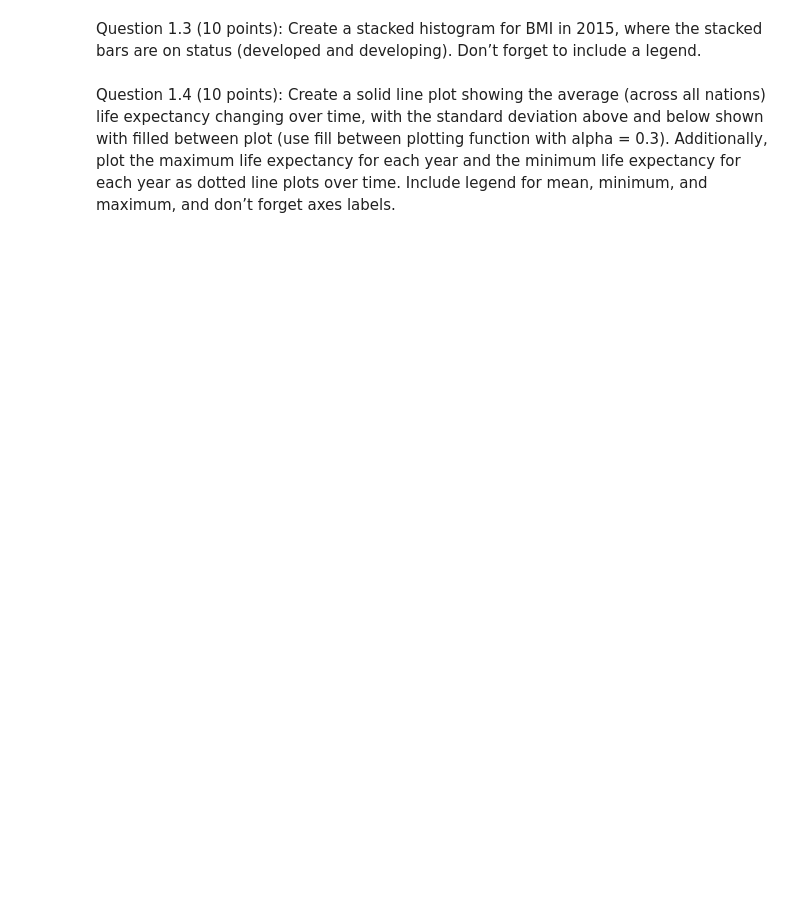
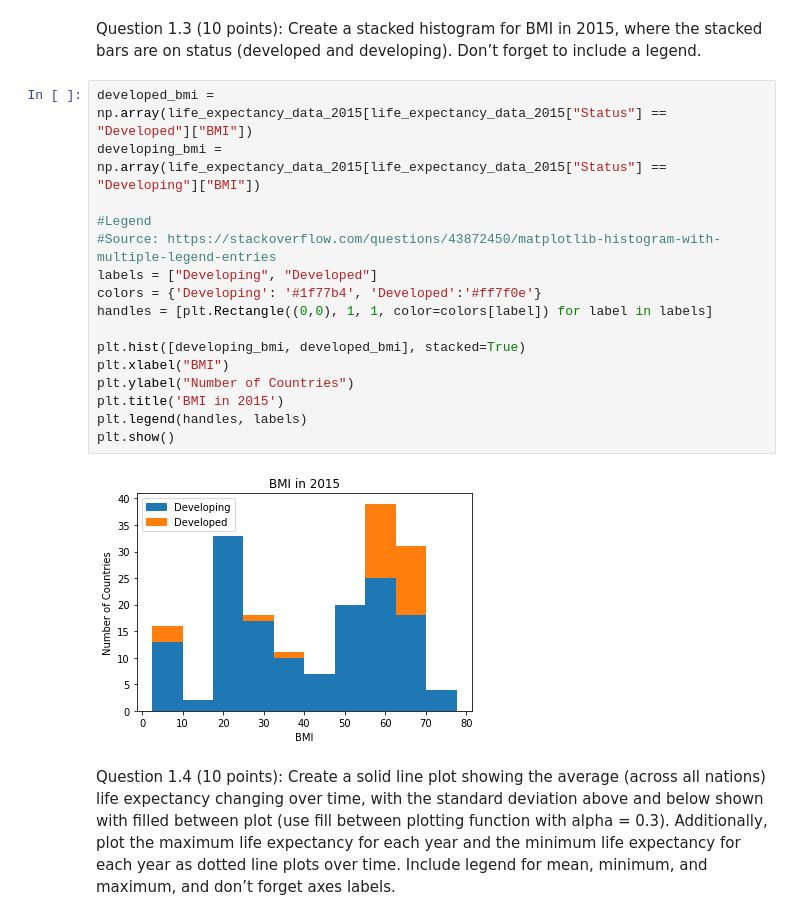
Before and after one commit to sarhuang/cosc425, a Jupyter notebook: Lab1/lab1_part1.ipynb, the cells around one changed output. Drawn from its saved outputs; the diff is of its cells as text; blank space fills up the shorter version.

```diff
--- a/Lab1/lab1_part1.ipynb
+++ b/Lab1/lab1_part1.ipynb
@@ -49,6 +42,24 @@ Label axes appropriately.
 # %% [markdown]
 Question 1.3 (10 points): Create a stacked histogram for BMI in 2015, where the stacked
 bars are on status (developed and developing). Don’t forget to include a legend.
+# %%
+developed_bmi = np.array(life_expectancy_data_2015[life_expectancy_data_2015["Status"] == "Developed"]["BMI"])
+developing_bmi = np.array(life_expectancy_data_2015[life_expectancy_data_2015["Status"] == "Developing"]["BMI"])
+
+#Legend
+#Source: https://stackoverflow.com/questions/43872450/matplotlib-histogram-with-multiple-legend-entries
+labels = ["Developing", "Developed"]
+colors = {'Developing': '#1f77b4', 'Developed':'#ff7f0e'}
+handles = [plt.Rectangle((0,0), 1, 1, color=colors[label]) for label in labels]
+
+plt.hist([developing_bmi, developed_bmi], stacked=True)
+plt.xlabel("BMI")
+plt.ylabel("Number of Countries")
+plt.title('BMI in 2015')
+plt.legend(handles, labels)
+plt.show()
+# %% [output]
+[figure, added]
 # %% [markdown]
 Question 1.4 (10 points): Create a solid line plot showing the average (across all nations)
 life expectancy changing over time, with the standard deviation above and below shown with
```
Also changed, not shown: parts of 5 cells of this notebook, 1 other file.
